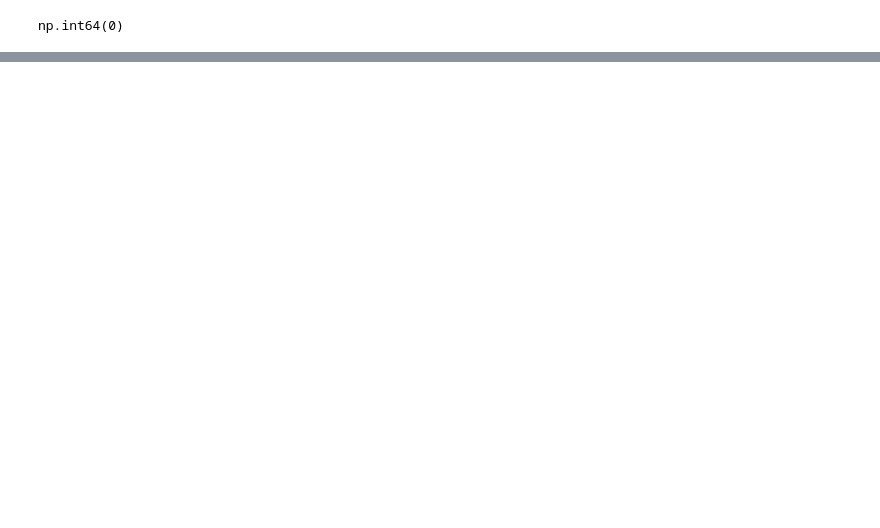
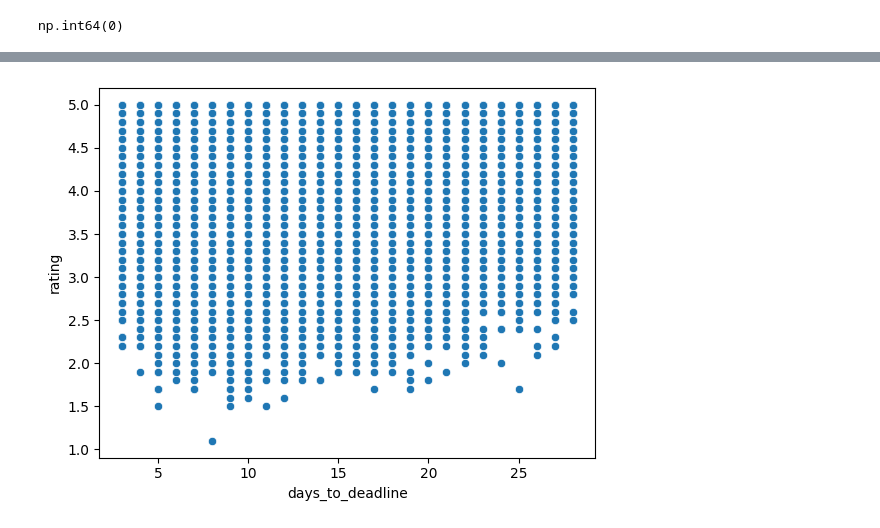
Before and after one commit to sivasankar39/C-Spark-Employee-Performance-Analysis, a Jupyter notebook: notebooks/EDA_1.ipynb, the cells around one changed output, grey strips where cells are left out. Cells and saved outputs as stored; diff of their text form; code cells hidden in the pictures; blank space fills up the shorter version.

```diff
--- a/notebooks/EDA_1.ipynb
+++ b/notebooks/EDA_1.ipynb
@@ -298,0 +357,5 @@ plt.show()
+# %%
+sns.scatterplot(data=employee,x="days_to_deadline",y="rating")
+plt.show()
+# %% [output]
+[figure, added]
```
Also changed, not shown: parts of 32 cells of this notebook.
